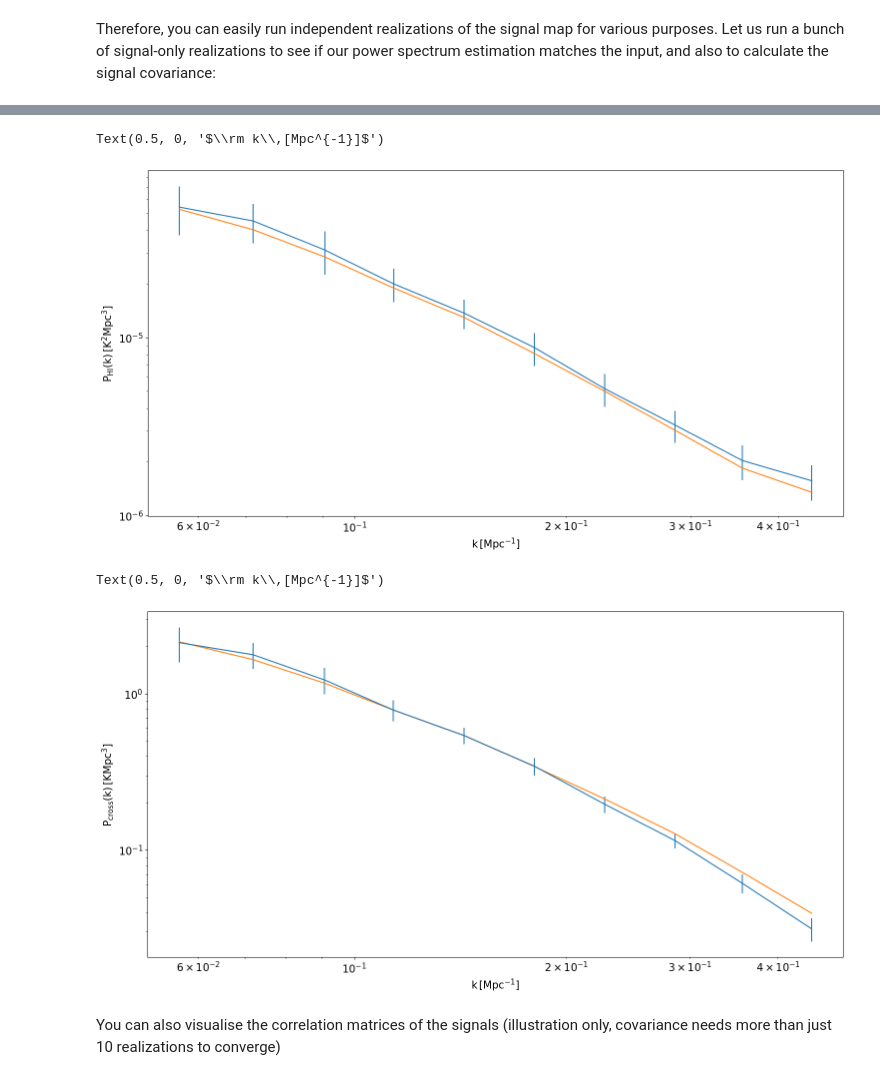
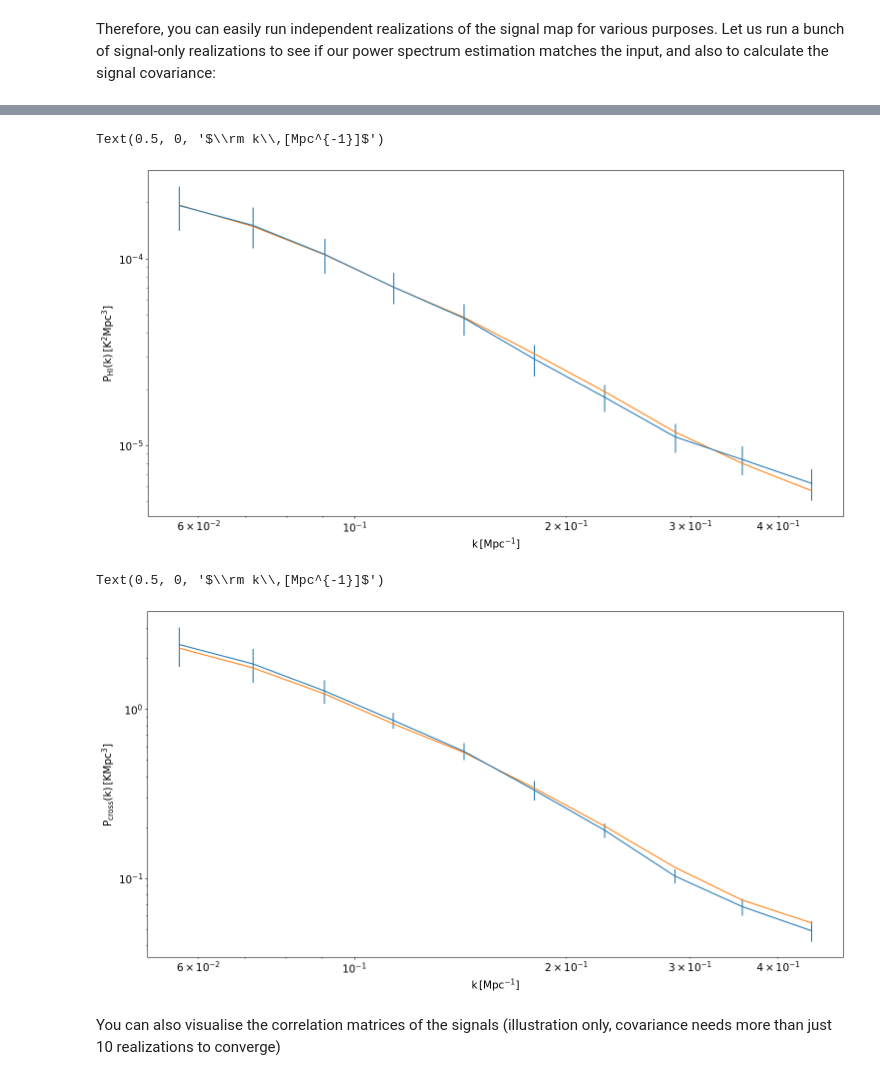
Before and after one commit to zhaotingchen/meer21cm, a Jupyter notebook: docs/source/examples/quick_start.ipynb, the cells around one changed output, grey strips where cells are left out. Cells and saved outputs as stored; diff of their text form; code cells hidden in the pictures.

```diff
--- a/docs/source/examples/quick_start.ipynb
+++ b/docs/source/examples/quick_start.ipynb
@@ -305,17 +304,14 @@ def run_one_realization():
         downres_factor_radial=0.5,downres_factor_transverse=0.5,
         k1dbins = k1dedges,num_discrete_source=30000,compensate=False,
     )
-    mock.trim_map_to_range()
     mock.data = mock.grid_field_to_sky_map(mock.mock_tracer_field_1)
     mock.propagate_mock_tracer_to_gal_cat()
     mock.downres_factor_radial=1.5
-    mock.downres_factor_transverse=0.5
-    # note that this is necessary to recalculate the box dimensions
-    mock.get_enclosing_box()
-    mock.propagate_field_k_to_model()
+    mock.downres_factor_transverse=1.2
     mock.grid_data_to_field()
     mock.grid_gal_to_field()
     mock.sampling_resol = [mock.pix_resol_in_mpc,mock.pix_resol_in_mpc,mock.los_resol_in_mpc]
+    mock.include_sampling = [True,True]
     # get model
     pmod_1d_gg,_,_ = mock.get_1d_power(
         'auto_power_tracer_2_model'
@@ -399,7 +372,7 @@ i = 1
 plt.rcParams.update({'font.size':15})
 plt.errorbar(keff,power_arr.mean(0)[i+3],yerr=power_arr.std(0)[i+3])
 
-plt.plot(keff,pmod_1d_hi)
+plt.plot(keff,power_arr.mean(0)[i])
 
 plt.xscale('log')
 plt.yscale('log')
@@ -407,21 +380,21 @@ plt.ylabel(r'$\rm P_{HI}(k)\,[K^2Mpc^3]$')
 plt.xlabel(r'$\rm k\,[Mpc^{-1}]$')
 # %% [output]
 Text(0.5, 0, '$\\rm k\\,[Mpc^{-1}]$')
-[figure, old version]
+[figure, new version]
 # %%
 i = 2
 plt.rcParams.update({'font.size':15})
 plt.errorbar(keff,power_arr.mean(0)[i+3],yerr=power_arr.std(0)[i+3])
 
-plt.plot(keff,pmod_1d_cross)
+plt.plot(keff,power_arr.mean(0)[i])
 
 plt.xscale('log')
 plt.yscale('log')
 plt.ylabel(r'$\rm P_{cross}(k)\,[KMpc^3]$')
 plt.xlabel(r'$\rm k\,[Mpc^{-1}]$')
 # %% [output]
 Text(0.5, 0, '$\\rm k\\,[Mpc^{-1}]$')
-[figure, old version]
+[figure, new version]
 # %% [markdown]
 You can also visualise the correlation matrices of the signals (illustration only, covariance needs more than just 10 realizations to converge)
 # %%
```
Also changed, not shown: parts of 28 cells of this notebook.
